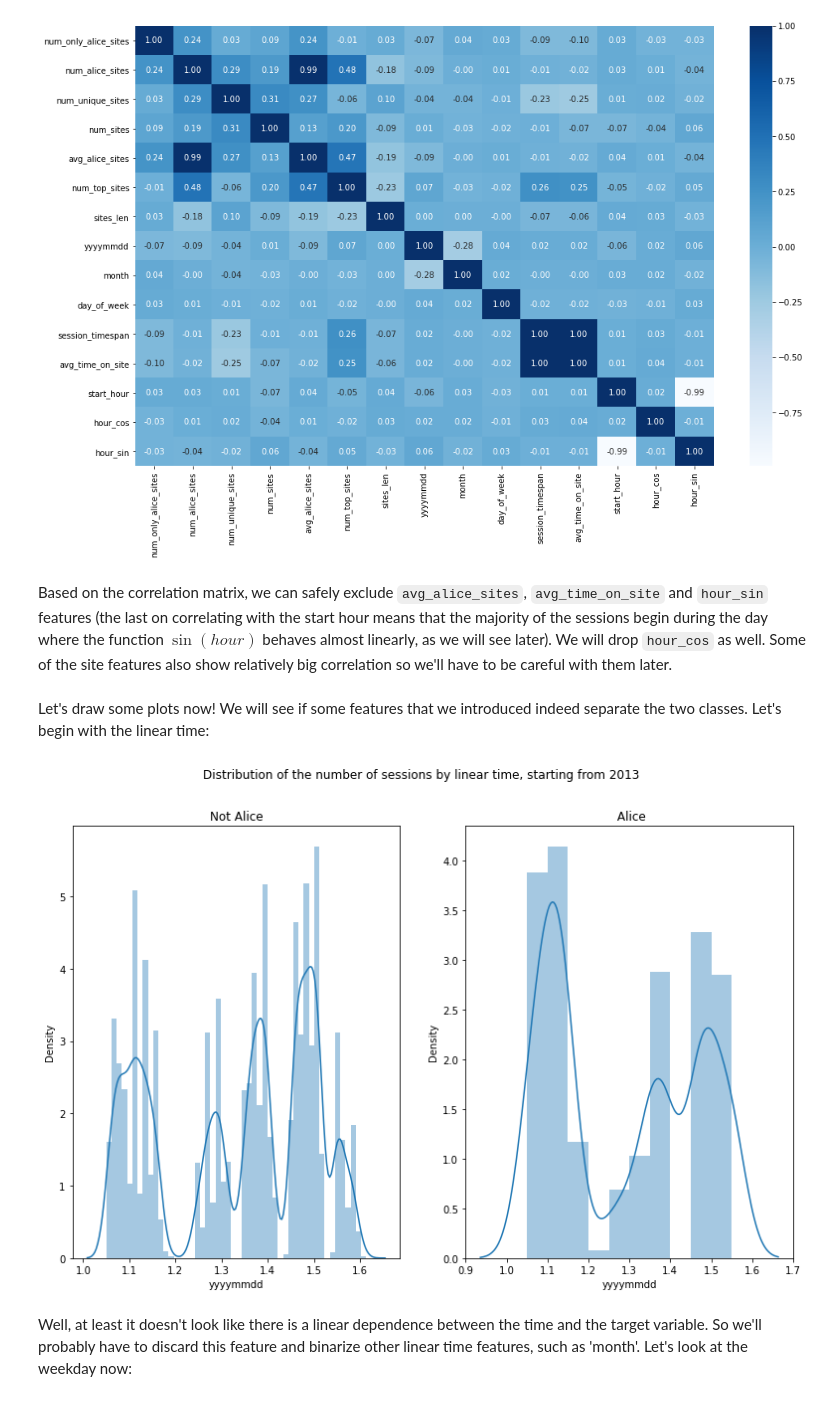
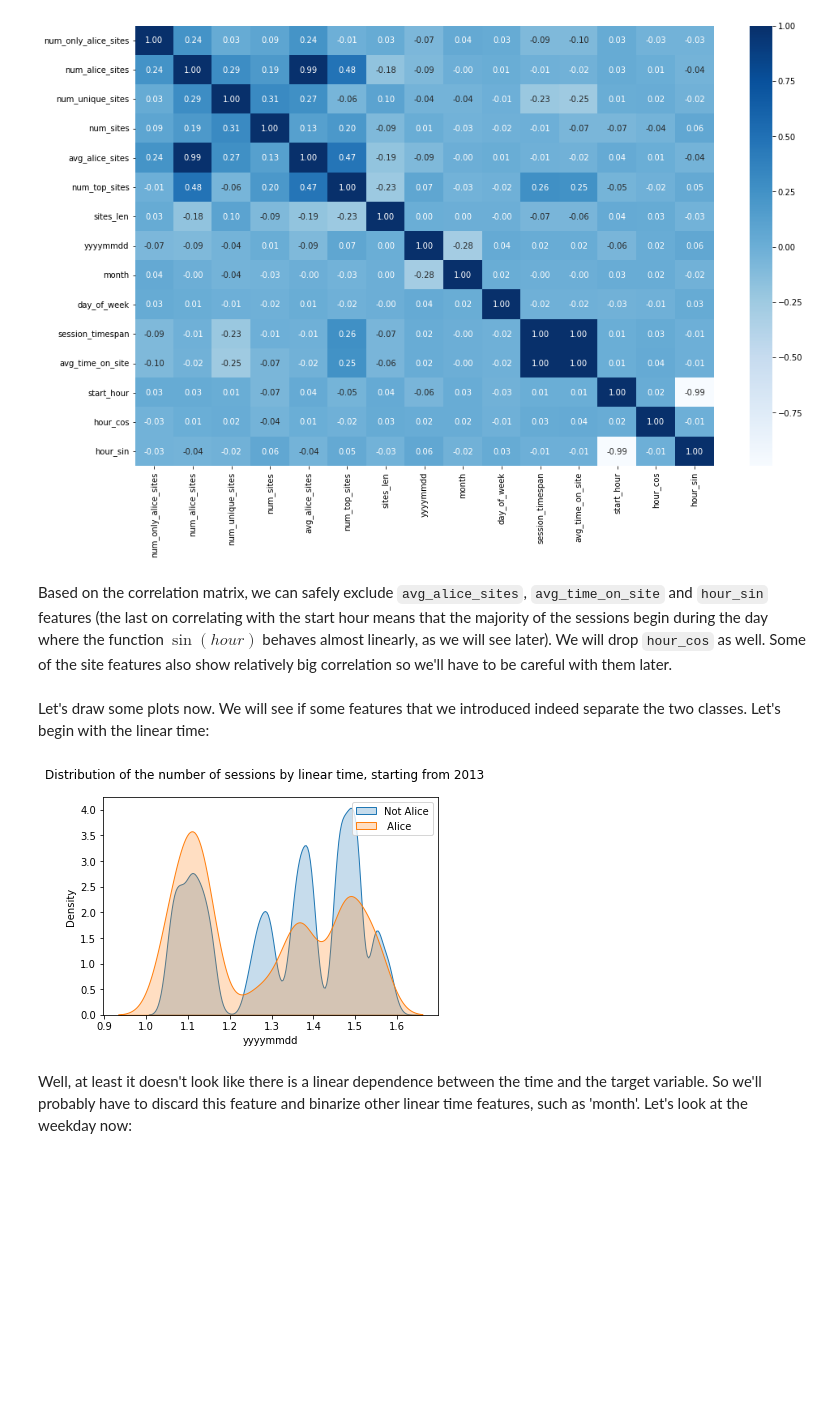
Before and after one commit to yupopov/project_alice, a Jupyter notebook: catch_me_popov.ipynb, the cells around one changed output. Drawn from its saved outputs; the diff is of its cells as text; code cells hidden in the pictures; blank space fills up the shorter version.

````diff
--- a/catch_me_popov.ipynb
+++ b/catch_me_popov.ipynb
@@ -47,3 +69,5 @@ PATH_TO_DATA = 'capstone_user_identification'
+# %%
+PATH_TO_DATA = 'data'
 # %% [markdown]
 First we read the dictionary containing the sites
 and the corresponding numbers and invert it.
@@ -205,8 +229,10 @@ test_df = fix_incorrect_date_formats(test_df, times)
 
 train_df.sort_values(by='time1', inplace=True)
 
-y = train_df.target
-train_df.drop('target', axis=1, inplace=True)
+del train_test_df
+# %%
+targets = train_df.target
+train_df.drop(columns='target', inplace=True)
 # %% [markdown]
 As for the sites:
  - we will clean the URLs by removing the (probably unnecessary) parts such as "http://www.", thus joining some of the different sites together;
@@ -374,27 +362,26 @@ sns.heatmap(train_df.iloc[:, 20:].corr('spearman'), annot=True, fmt='.2f', cmap=
 # %% [output]
 [figure]
 # %% [markdown]
-Based on the correlation matrix, we can safely exclude ```avg_alice_sites```, ```avg_time_on_site``` and ```hour_sin``` features (the last on correlating with the start hour means that the majority of the sessions begin during the day where the function $\sin(hour)$ behaves almost linearly, as we will see later). We will drop ```hour_cos``` as well. Some of the site features also show relatively big correlation so we'll have to be careful with them later.
+Based on the correlation matrix, we can safely exclude `avg_alice_sites`, `avg_time_on_site` and `hour_sin` features (the last on correlating with the start hour means that the majority of the sessions begin during the day where the function $\sin(hour)$ behaves almost linearly, as we will see later). We will drop `hour_cos` as well. Some of the site features also show relatively big correlation so we'll have to be careful with them later.
 # %%
 to_drop = ['avg_alice_sites', 'avg_time_on_site', 'hour_sin', 'hour_cos']
 for df in train_df, test_df:
     df.drop(to_drop, axis=1, inplace=True)
 # %% [markdown]
-Let's draw some plots now! We will see if some features that we introduced indeed separate the two classes. Let's begin with the linear time:
+Let's draw some plots now. We will see if some features that we introduced indeed separate the two classes. Let's begin with the linear time:
 # %%
-def plot_feature(feature, plot=sns.countplot, description=None):
-    fig, ax = plt.subplots(1, 2, figsize=(13, 8))
-    for i in [0, 1]:
-        plot(train_df.loc[y == i, feature], ax=ax[i])
-        ax[i].set_title('Not' * (1 - i) + ' Alice')
+def plot_num_feature(feature, plot=sns.kdeplot, description=None, **plot_params):
+    for i in targets.unique():
+        label = 'Not' * (1 - i) + ' Alice'
+        plot(train_df.loc[targets == i, feature], label=label, **plot_params)
+    if description is None:
+        plt.suptitle(f'Distribution of {feature} according to the target class')
+    else:
+        plt.suptitle(description)
+    plt.legend(loc='best');
 
-    if description is None:
-        plt.suptitle(f'Distribution of {feature} according to the feature class')
-    else:
-        plt.suptitle(description);
-
-plot_feature('yyyymmdd', sns.distplot, 'Distribution of the number of sessions by linear time, starting from 2013')
+plot_num_feature('yyyymmdd', description='Distribution of the number of sessions by linear time, starting from 2013', shade=True)
 # %% [output]
-[figure, old version]
+[figure, new version]
 # %% [markdown]
 Well, at least it doesn't look like there is a linear dependence between the time and the target variable. So we'll probably have to discard this feature and binarize other linear time features, such as 'month'. Let's look at the weekday now:
````
Also changed, not shown: parts of 210 cells of this notebook.
